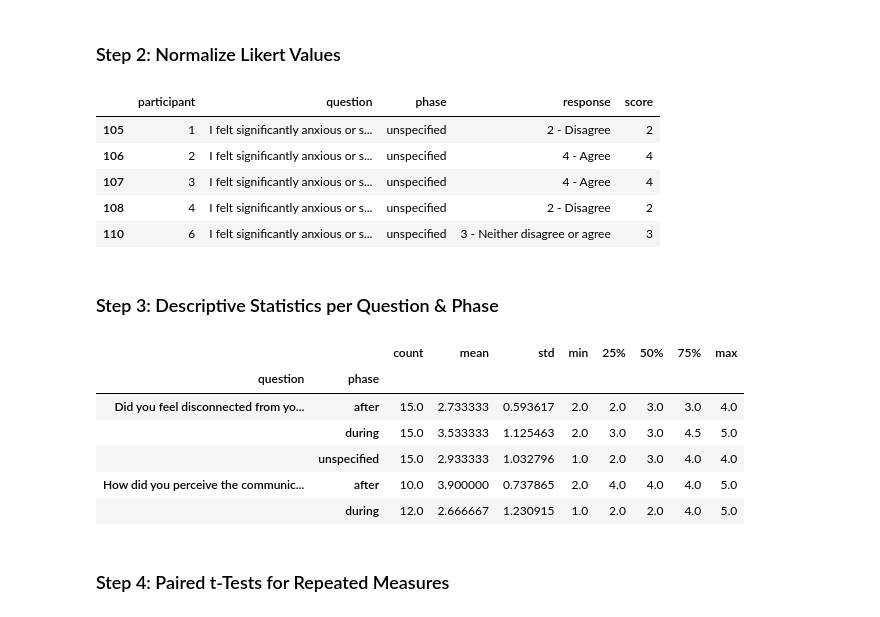
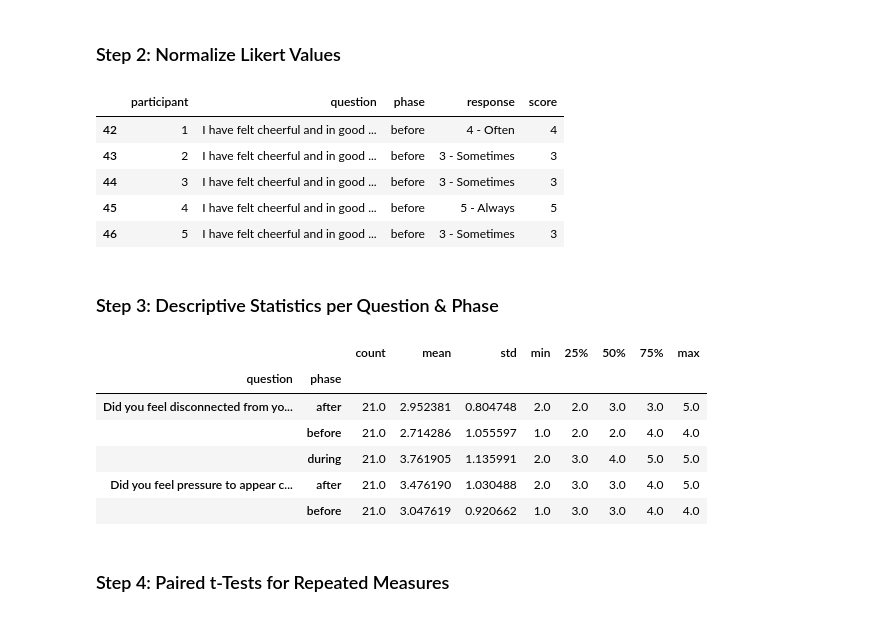
Before and after one commit to wubbalubba12/gendiv, a Jupyter notebook: scripts/analysis_likert_responses.ipynb, the cells around one changed output. Cells and saved outputs as stored; diff of their text form; code cells hidden in the pictures.

```diff
--- a/scripts/analysis_likert_responses.ipynb
+++ b/scripts/analysis_likert_responses.ipynb
@@ -22,30 +23,47 @@ df.head()
 # %%
 # Mapping from Likert text to numeric
 likert_map = {
     "1 - Strongly disagree": 1,
     "2 - Disagree": 2,
     "3 - Neither disagree or agree": 3,
     "3 - Neither diagree or agree": 3,
     "4 - Agree": 4,
     "5 - Strongly agree": 5,
     "1 - Very ineffective": 1,
     "2 - Ineffective": 2,
     "3 - Neither effective or ineffective": 3,
     "4 - Effective": 4,
     "5 - Very effective": 5,
+    "1 - Never": 1,
+    "2 - Rarely": 2,
+    "3 - Sometimes": 3,
+    "4 - Often": 4,
+    "5 - Always": 5,
+    "1 - Very Low": 1,
+    "2 - Low": 2,
+    "3 - Average": 3,
+    "4 - High": 4,
+    "5 - Very high": 5,
+    "5 - Very High": 5,  # duplicated capitalization
+    "1 - Strongly Disagree": 1,  # typo variant
+    "3 - Neither unconfident or confident": 3,
+    "2 - Unconfident": 2,
+    "4 - Confident": 4,
+    "5 - Very confident": 5,
 }
 
+# Filter and convert
 df["score"] = df["response"].map(likert_map)
-df.dropna(subset=["score"], inplace=True)
+df = df.dropna(subset=["score"])
 df["score"] = df["score"].astype(int)
 df.head()
 # %% [output]
 |  | participant | question | phase | response | score |
-| 105 | 1 | I felt significantly anxious or s... | unspecified | 2 - Disagree | 2 |
-| 106 | 2 | I felt significantly anxious or s... | unspecified | 4 - Agree | 4 |
-| 107 | 3 | I felt significantly anxious or s... | unspecified | 4 - Agree | 4 |
-| 108 | 4 | I felt significantly anxious or s... | unspecified | 2 - Disagree | 2 |
-| 110 | 6 | I felt significantly anxious or s... | unspecified | 3 - Neither disagree or agree | 3 |
+| 42 | 1 | I have felt cheerful and in good ... | before | 4 - Often | 4 |
+| 43 | 2 | I have felt cheerful and in good ... | before | 3 - Sometimes | 3 |
+| 44 | 3 | I have felt cheerful and in good ... | before | 3 - Sometimes | 3 |
+| 45 | 4 | I have felt cheerful and in good ... | before | 5 - Always | 5 |
+| 46 | 5 | I have felt cheerful and in good ... | before | 3 - Sometimes | 3 |
 # %% [markdown]
 ### Step 3: Descriptive Statistics per Question & Phase
 # %%
@@ -55,11 +73,11 @@ desc_stats.head()
 # %% [output]
 |  |  | count | mean | std | min | 25% | 50% | 75% | max |
 | question | phase |  |  |  |  |  |  |  |  |
-| Did you feel disconnected from yo... | after | 15.0 | 2.733333 | 0.593617 | 2.0 | 2.0 | 3.0 | 3.0 | 4.0 |
-|  | during | 15.0 | 3.533333 | 1.125463 | 2.0 | 3.0 | 3.0 | 4.5 | 5.0 |
-|  | unspecified | 15.0 | 2.933333 | 1.032796 | 1.0 | 2.0 | 3.0 | 4.0 | 4.0 |
-| How did you perceive the communic... | after | 10.0 | 3.900000 | 0.737865 | 2.0 | 4.0 | 4.0 | 4.0 | 5.0 |
-|  | during | 12.0 | 2.666667 | 1.230915 | 1.0 | 2.0 | 2.0 | 4.0 | 5.0 |
+| Did you feel disconnected from yo... | after | 21.0 | 2.952381 | 0.804748 | 2.0 | 2.0 | 3.0 | 3.0 | 5.0 |
+|  | before | 21.0 | 2.714286 | 1.055597 | 1.0 | 2.0 | 2.0 | 4.0 | 4.0 |
+|  | during | 21.0 | 3.761905 | 1.135991 | 2.0 | 3.0 | 4.0 | 5.0 | 5.0 |
+| Did you feel pressure to appear c... | after | 21.0 | 3.476190 | 1.030488 | 2.0 | 3.0 | 3.0 | 4.0 | 5.0 |
+|  | before | 21.0 | 3.047619 | 0.920662 | 1.0 | 3.0 | 3.0 | 4.0 | 4.0 |
 # %% [markdown]
 ### Step 4: Paired t-Tests for Repeated Measures
 # %%
```
Also changed, not shown: parts of 4 cells of this notebook, 5 other files.
